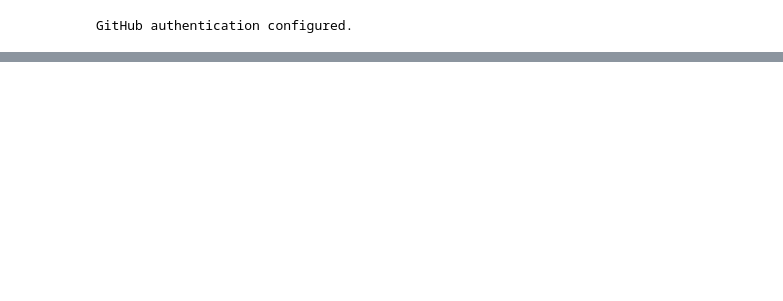
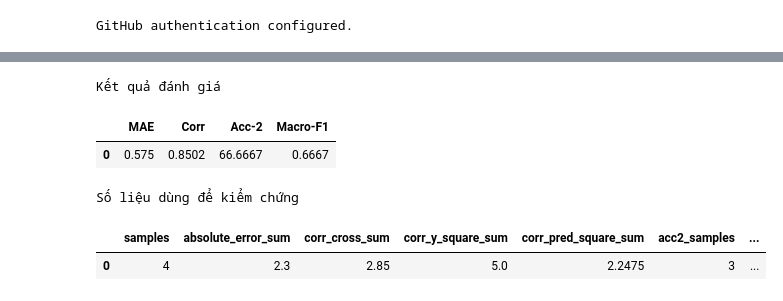
Before and after one commit to danghau2512/DataMining-MSA, a Jupyter notebook: src/notebooks/03_Train_Model.ipynb, the cells around one changed output, grey strips where cells are left out. Cells and saved outputs as stored; diff of their text form; code cells hidden in the pictures; blank space fills up the shorter version.

```diff
--- a/src/notebooks/03_Train_Model.ipynb
+++ b/src/notebooks/03_Train_Model.ipynb
@@ -40,0 +225,31 @@ GitHub authentication configured.
+# %%
+example_table, example_result = evaluate_predictions(
+    ids=["A", "B", "C", "D"],
+    y_true=[-1, 0, 1, 2],
+    y_pred=[-0.5, 0.2, -0.1, 1.5],
+)
+
+result_table = pd.DataFrame([example_result])
+metric_columns = ["MAE", "Corr", "Acc-2", "Macro-F1"]
+
+print("Kết quả đánh giá")
+display(result_table[metric_columns].round(4))
+
+print("Số liệu dùng để kiểm chứng")
+display(result_table.drop(columns=metric_columns))
+
+report_dir = DATA_ROOT / "training/shared_reports" / VARIANT
+report_dir.mkdir(parents=True, exist_ok=True)
+
+split_summary.to_csv(report_dir / "split_summary.csv", index=False)
+modality_summary.to_csv(report_dir / "modality_summary.csv", index=False)
+video_overlap.to_csv(report_dir / "video_overlap.csv", index=False)
+shape_table.to_csv(report_dir / "batch_shapes.csv", index=False)
+sample_table.to_csv(report_dir / "batch_samples.csv", index=False)
+# %% [output]
+Kết quả đánh giá
+|  | MAE | Corr | Acc-2 | Macro-F1 |
+| 0 | 0.575 | 0.8502 | 66.6667 | 0.6667 |
+Số liệu dùng để kiểm chứng
+|  | samples | absolute_error_sum | corr_cross_sum | corr_y_square_sum | corr_pred_square_sum | acc2_samples | ... |
+| 0 | 4 | 2.3 | 2.85 | 5.0 | 2.2475 | 3 | ... |
```
Also changed, not shown: parts of 8 cells of this notebook.
